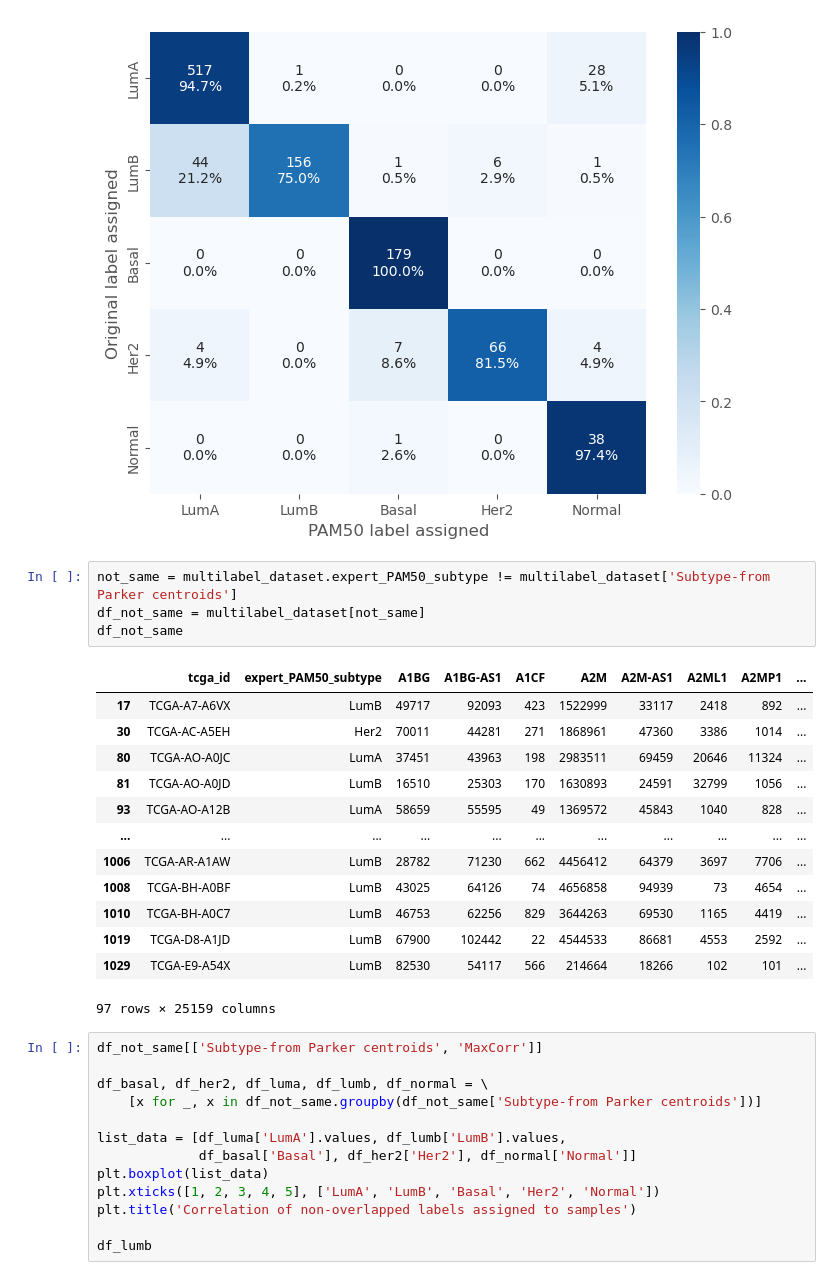
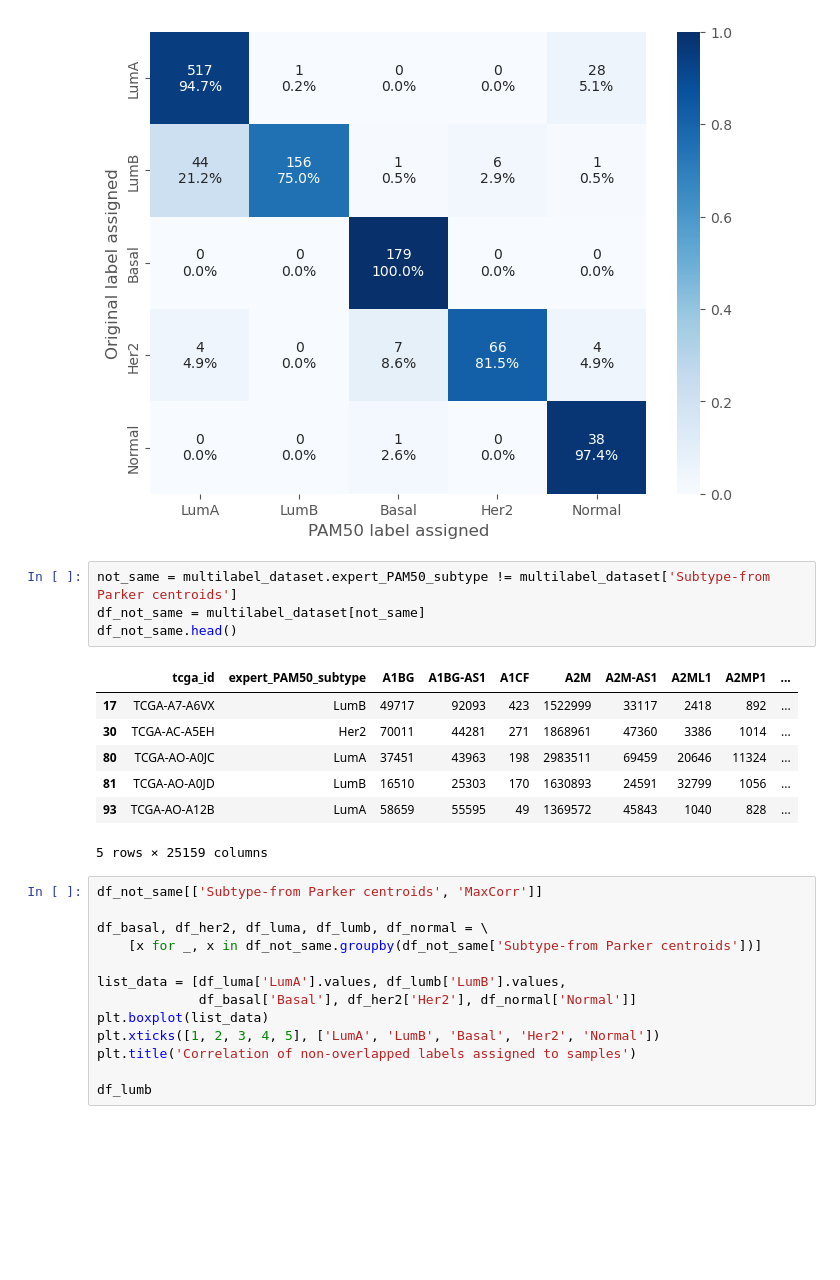
Before and after one commit to ivamilojkovic/ML-GeneExpression-CancerSubtype-Classification, a Jupyter notebook: src/data_exploration.ipynb, the cells around one changed output. Cells and saved outputs as stored; diff of their text form; blank space fills up the shorter version.

```diff
--- a/src/data_exploration.ipynb
+++ b/src/data_exploration.ipynb
@@ -301,21 +271,15 @@ Text(0.5, 36.72222222222221, 'PAM50 label assigned')
 # %%
 not_same = multilabel_dataset.expert_PAM50_subtype != multilabel_dataset['Subtype-from Parker centroids']
 df_not_same = multilabel_dataset[not_same]
-df_not_same
+df_not_same.head()
 # %% [output]
 |  | tcga_id | expert_PAM50_subtype | A1BG | A1BG-AS1 | A1CF | A2M | A2M-AS1 | A2ML1 | A2MP1 | ... |
 | 17 | TCGA-A7-A6VX | LumB | 49717 | 92093 | 423 | 1522999 | 33117 | 2418 | 892 | ... |
 | 30 | TCGA-AC-A5EH | Her2 | 70011 | 44281 | 271 | 1868961 | 47360 | 3386 | 1014 | ... |
 | 80 | TCGA-AO-A0JC | LumA | 37451 | 43963 | 198 | 2983511 | 69459 | 20646 | 11324 | ... |
 | 81 | TCGA-AO-A0JD | LumB | 16510 | 25303 | 170 | 1630893 | 24591 | 32799 | 1056 | ... |
 | 93 | TCGA-AO-A12B | LumA | 58659 | 55595 | 49 | 1369572 | 45843 | 1040 | 828 | ... |
-| ... | ... | ... | ... | ... | ... | ... | ... | ... | ... | ... |
-| 1006 | TCGA-AR-A1AW | LumB | 28782 | 71230 | 662 | 4456412 | 64379 | 3697 | 7706 | ... |
-| 1008 | TCGA-BH-A0BF | LumB | 43025 | 64126 | 74 | 4656858 | 94939 | 73 | 4654 | ... |
-| 1010 | TCGA-BH-A0C7 | LumB | 46753 | 62256 | 829 | 3644263 | 69530 | 1165 | 4419 | ... |
-| 1019 | TCGA-D8-A1JD | LumB | 67900 | 102442 | 22 | 4544533 | 86681 | 4553 | 2592 | ... |
-| 1029 | TCGA-E9-A54X | LumB | 82530 | 54117 | 566 | 214664 | 18266 | 102 | 101 | ... |
-97 rows × 25159 columns
+5 rows × 25159 columns
 # %%
 df_not_same[['Subtype-from Parker centroids', 'MaxCorr']]
 
```
Also changed, not shown: parts of 9 cells of this notebook, 4 other files.
